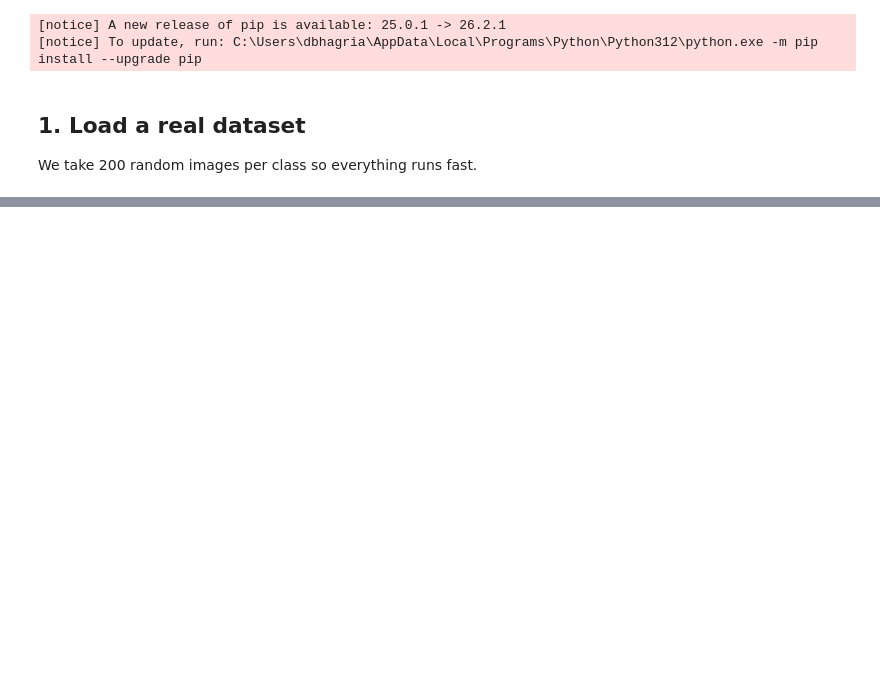
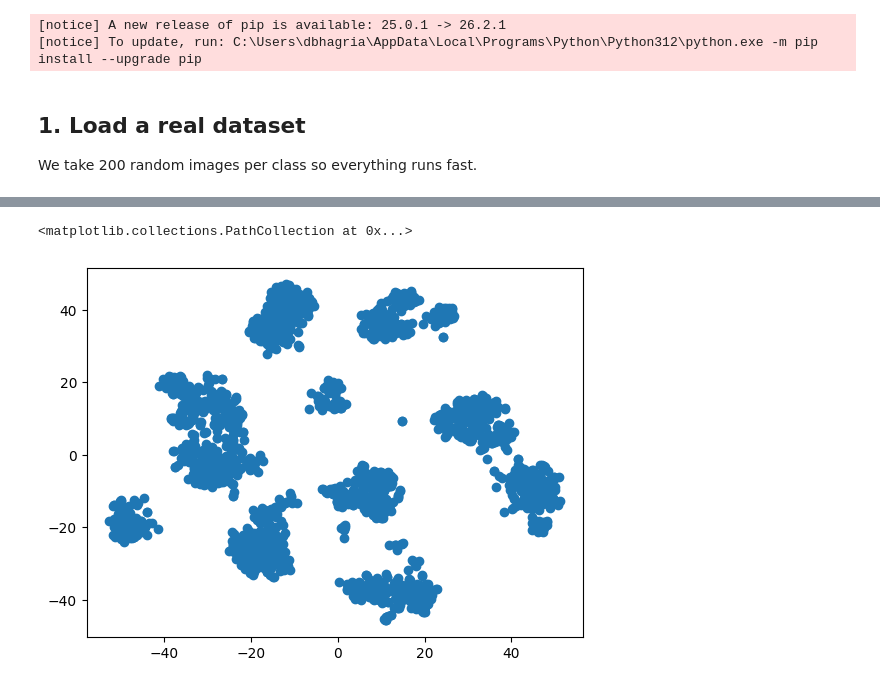
Before and after one commit to dbhagria-2004/Standford_CV, a Jupyter notebook: image_embeddings_knn_clustering.ipynb, the cells around one changed output, grey strips where cells are left out. Cells and saved outputs as stored; diff of their text form; code cells hidden in the pictures; blank space fills up the shorter version.

```diff
--- a/image_embeddings_knn_clustering.ipynb
+++ b/image_embeddings_knn_clustering.ipynb
@@ -53,0 +115,36 @@ print(emb.shape)   # (2000, 512)
+# %%
+import torch
+import torch.nn.functional as F
+from transformers import AutoImageProcessor, AutoModel
+from sentence_transformers import SentenceTransformer
+
+
+device = "cuda" if torch.cuda.is_available() else "cpu"
+
+dino_processor = AutoImageProcessor.from_pretrained("facebook/dinov2-base")
+dino_model = AutoModel.from_pretrained("facebook/dinov2-base")
+# %%
+batch_size = 64
+dino_batches = []
+
+with torch.inference_mode():
+    for start in range(0, len(images), batch_size):
+        batch = images[start:start+ batch_size]
+        inputs = dino_processor(images = batch, return_tensors = "pt").to(device)
+
+        features = dino_model(**inputs).last_hidden_state[:, 0]
+        dino_batches.append(F.normalize(features, p=2, dim=1).cpu())
+    emb_dino = torch.cat(dino_batches).numpy()
+# %%
+clip_model = SentenceTransformer("clip-ViT-B-32", device = device)
+emb_clip = clip_model.encode(images, batch_size=64, normalize_embeddings=True, convert_to_numpy=True)
+# %%
+from sklearn.manifold import TSNE
+
+xy_dino = TSNE(n_components=2, perplexity=30, metric="cosine", init="pca", random_state=0).fit_transform(emb_dino)
+xy_clip = TSNE(n_components=2, perplexity=30, metric="cosine", init="pca", random_state= 0).fit_transform(emb_clip)
+
+plt.scatter(xy_dino[:, 0], xy_dino[:, 1], cmap='tab10')
+# %% [output]
+<matplotlib.collections.PathCollection at 0x...>
+[figure, added]
```
Also changed, not shown: parts of 25 cells of this notebook, 3 other files.
